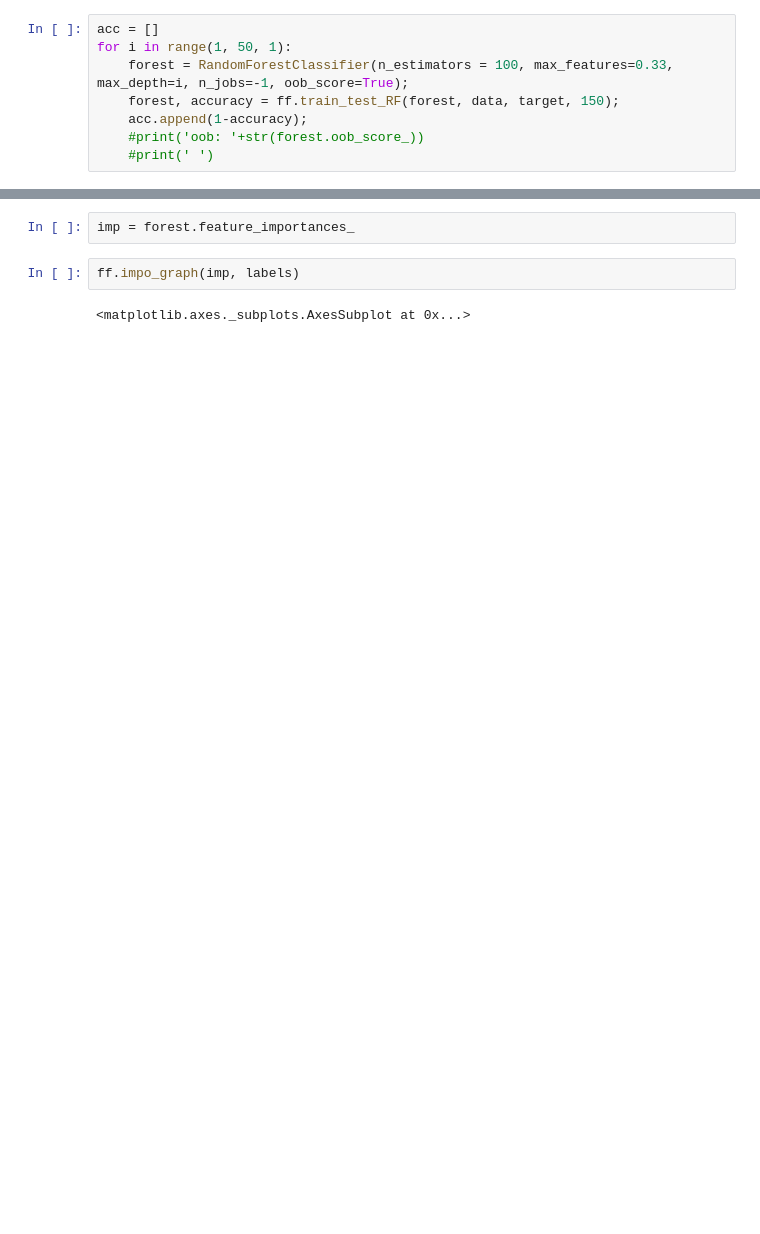
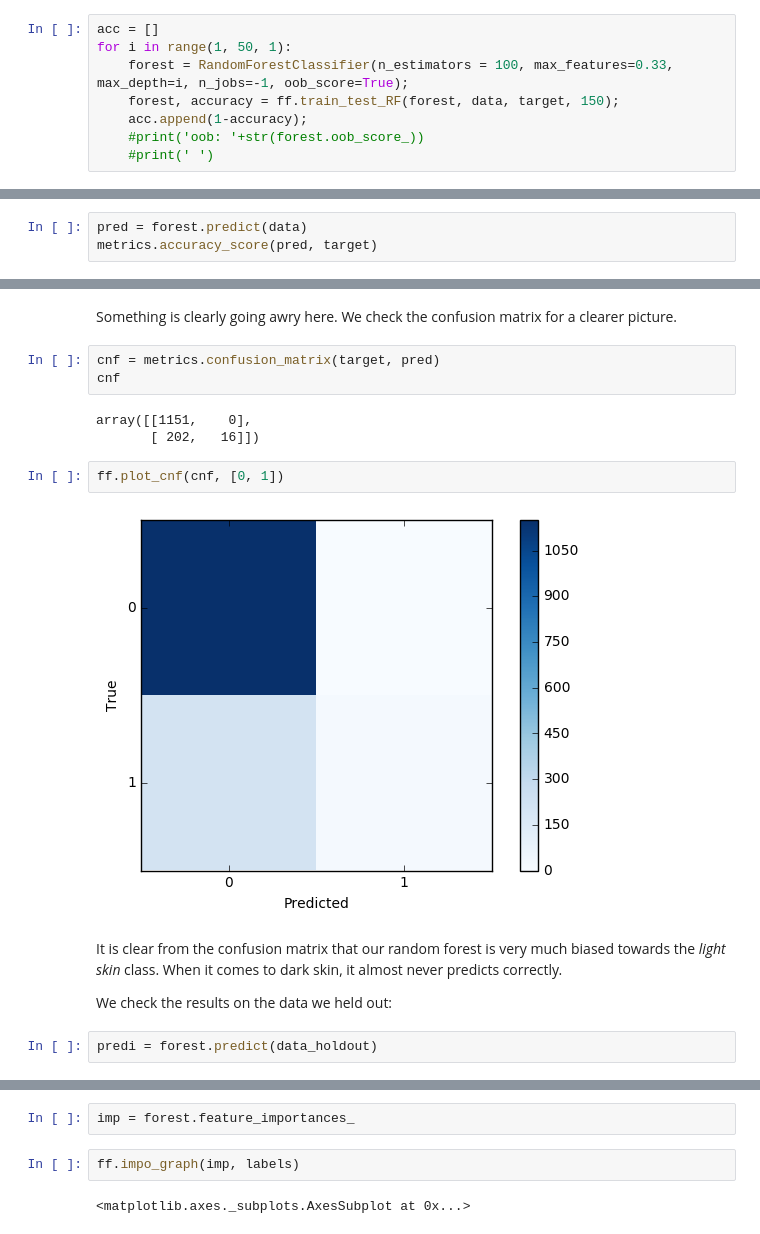
Before and after one commit to jmuth/ADA_homeworks, a Jupyter notebook: 04 - Applied ML/1_Supervised.ipynb, the cells around one changed output, grey strips where cells are left out. Saved outputs shown, nothing was run; the diff lists cells and outputs as text; blank space fills up the shorter version.

```diff
--- a/04 - Applied ML/1_Supervised.ipynb
+++ b/04 - Applied ML/1_Supervised.ipynb
@@ -139,0 +163,3 @@ for train, test in kf.split(data):
+# %%
+pred = forest.predict(data)
+metrics.accuracy_score(pred, target)
@@ -139,0 +199,18 @@ for train, test in kf.split(data):
+# %% [markdown]
+Something is clearly going awry here. We check the confusion matrix for a clearer picture.
+# %%
+cnf = metrics.confusion_matrix(target, pred)
+cnf
+# %% [output]
+array([[1151,    0],
+       [ 202,   16]])
+# %%
+ff.plot_cnf(cnf, [0, 1])
+# %% [output]
+[figure, added]
+# %% [markdown]
+It is clear from the confusion matrix that our random forest is very much biased towards the *light skin* class. When it comes to dark skin, it almost never predicts correctly.
+
+We check the results on the data we held out:
+# %%
+predi = forest.predict(data_holdout)
```
Also changed, not shown: parts of 64 cells of this notebook, 1 other file.
